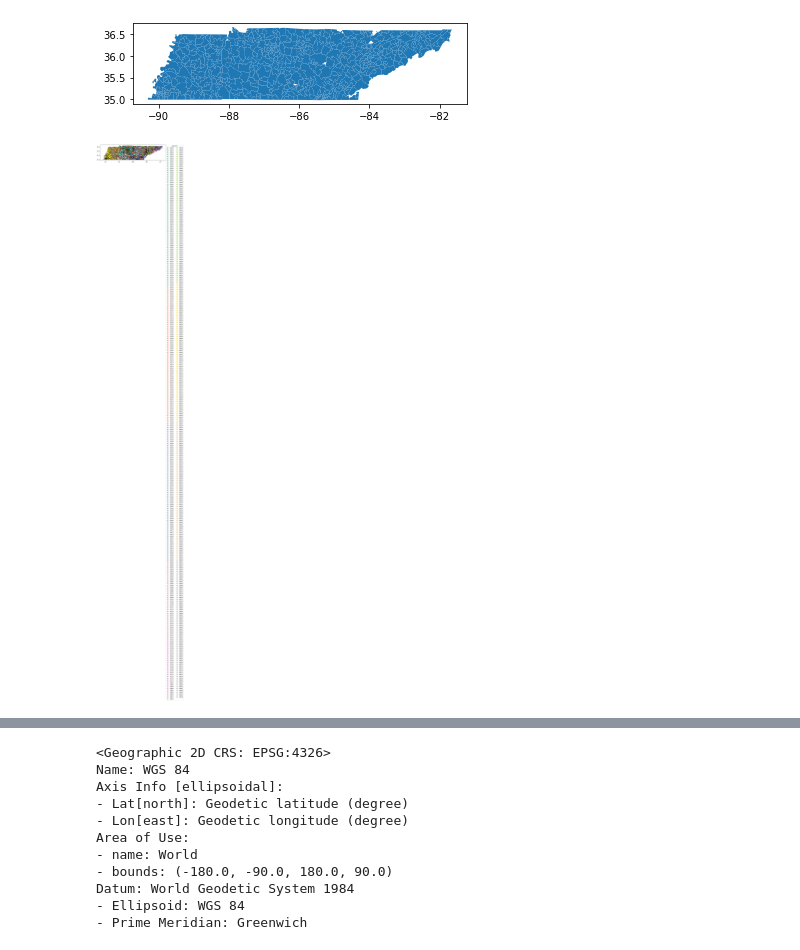
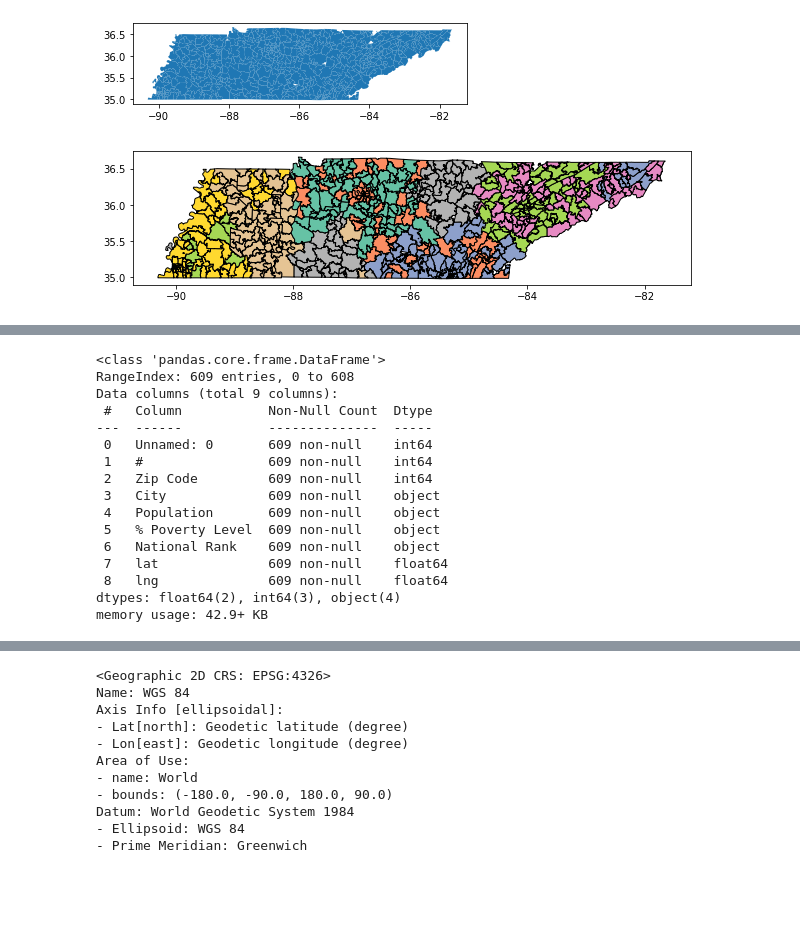
Before and after one commit to bsfcs/smile-on-black_panther, a Jupyter notebook: poverty % by zip.ipynb, the cells around one changed output, grey strips where cells are left out. Saved outputs shown, nothing was run; the diff lists cells and outputs as text; code cells hidden in the pictures; blank space fills up the shorter version.

```diff
--- a/poverty % by zip.ipynb
+++ b/poverty % by zip.ipynb
@@ -29,14 +51,14 @@ zipcodes.plot()
 <AxesSubplot:>
 [figure]
 # %%
-leg_kwds = {'title': 'Zipcodes', 'loc': 'upper left',
-            'bbox_to_anchor': (1, 1.03), 'ncol': 2}
+#leg_kwds = {'title': 'Zipcodes', 'loc': 'upper left',
+            #'bbox_to_anchor': (1, 1.03), 'ncol': 2}
 
 zipcodes.plot(column = 'ZCTA5CE10', figsize=(10, 10),
               edgecolor = 'black',
-              legend = True, legend_kwds = leg_kwds,
+              #legend = True, legend_kwds = leg_kwds,
               cmap = 'Set2')
 plt.show()
 # %% [output]
-[figure, old version]
+[figure, new version]
 # %%
@@ -49,6 +71,25 @@ poverty.head()
 | 2 | 2 | 3 | 37410 | Chattanooga, Tennessee | 4,822 | 74.63% | #231 | 35.001899 | -85.314220 |
 | 3 | 3 | 4 | 37915 | Knoxville, Tennessee | 5,564 | 67.16% | #356 | 35.971478 | -83.899274 |
 | 4 | 4 | 5 | 38105 | Memphis, Tennessee | 8,976 | 66.11% | #376 | 35.150642 | -90.033969 |
+# %%
+poverty_z.info()
+# %% [output]
+<class 'pandas.core.frame.DataFrame'>
+RangeIndex: 609 entries, 0 to 608
+Data columns (total 9 columns):
+ #   Column           Non-Null Count  Dtype
+---  ------           --------------  -----
+ 0   Unnamed: 0       609 non-null    int64
+ 1   #                609 non-null    int64
+ 2   Zip Code         609 non-null    int64
+ 3   City             609 non-null    object
+ 4   Population       609 non-null    object
+ 5   % Poverty Level  609 non-null    object
+ 6   National Rank    609 non-null    object
+ 7   lat              609 non-null    float64
+ 8   lng              609 non-null    float64
+dtypes: float64(2), int64(3), object(4)
+memory usage: 42.9+ KB
 # %%
 poverty['geometry'] = poverty.apply(lambda x: Point((float(x.lng),
                                                          float(x.lat))),
```
Also changed, not shown: parts of 14 cells of this notebook.
